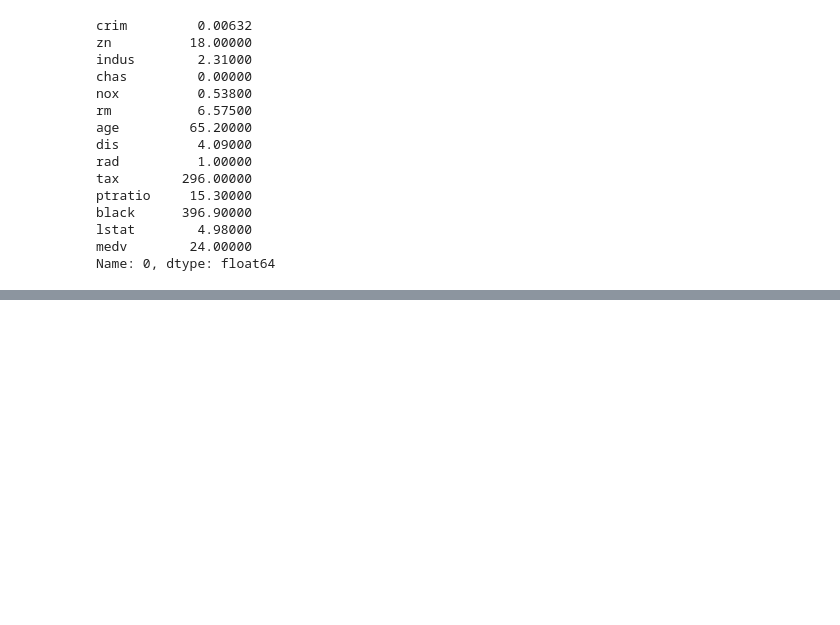
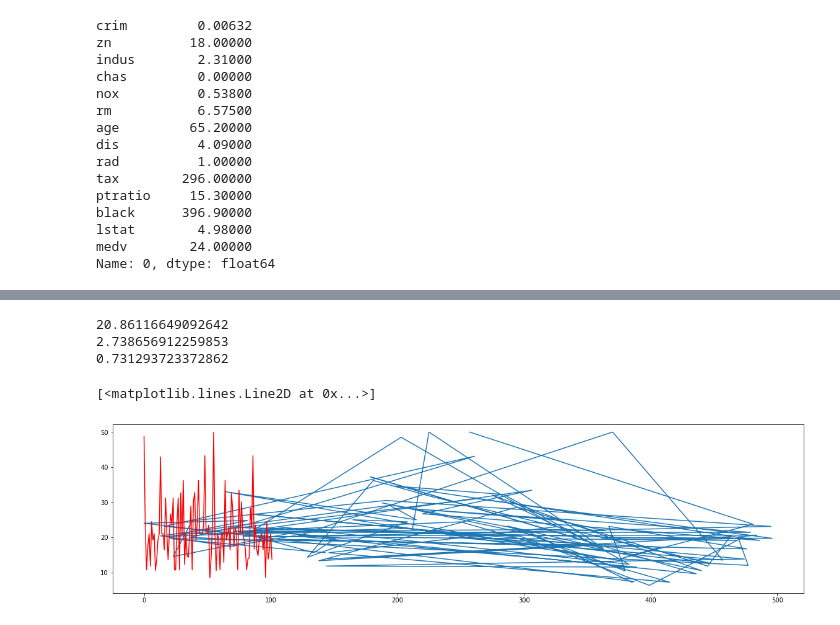
Before and after one commit to Maxibrionest/FMY-1.1.2, a Jupyter notebook: Entrega2/Entrega2_FMY.ipynb, the cells around one changed output, grey strips where cells are left out. Drawn from its saved outputs; the diff is of its cells as text; code cells hidden in the pictures; blank space fills up the shorter version.

```diff
--- a/Entrega2/Entrega2_FMY.ipynb
+++ b/Entrega2/Entrega2_FMY.ipynb
@@ -1223,0 +1371,17 @@ Name: 0, dtype: float64
+# %%
+YhatDT = grid.predict(Xtest)
+
+print(mean_squared_error(Ytest, YhatDT))
+print(mean_absolute_error(Ytest, YhatDT))
+print(r2_score(Ytest, YhatDT))
+
+import matplotlib.pyplot as plt
+plt.subplots(figsize=(20,5))
+plt.plot(Ytest)
+plt.plot(YhatDT, 'r')
+# %% [output]
+20.86116649092642
+2.738656912259853
+0.731293723372862
+[<matplotlib.lines.Line2D at 0x...>]
+[figure, added]
```
Also changed, not shown: parts of 13 cells of this notebook.
